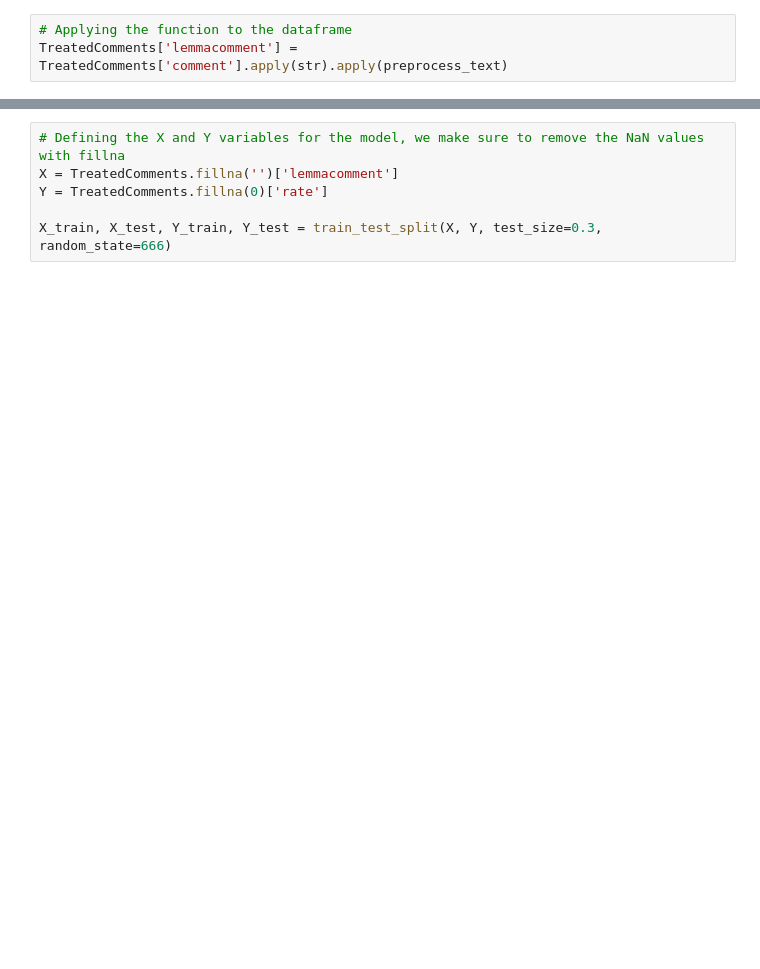
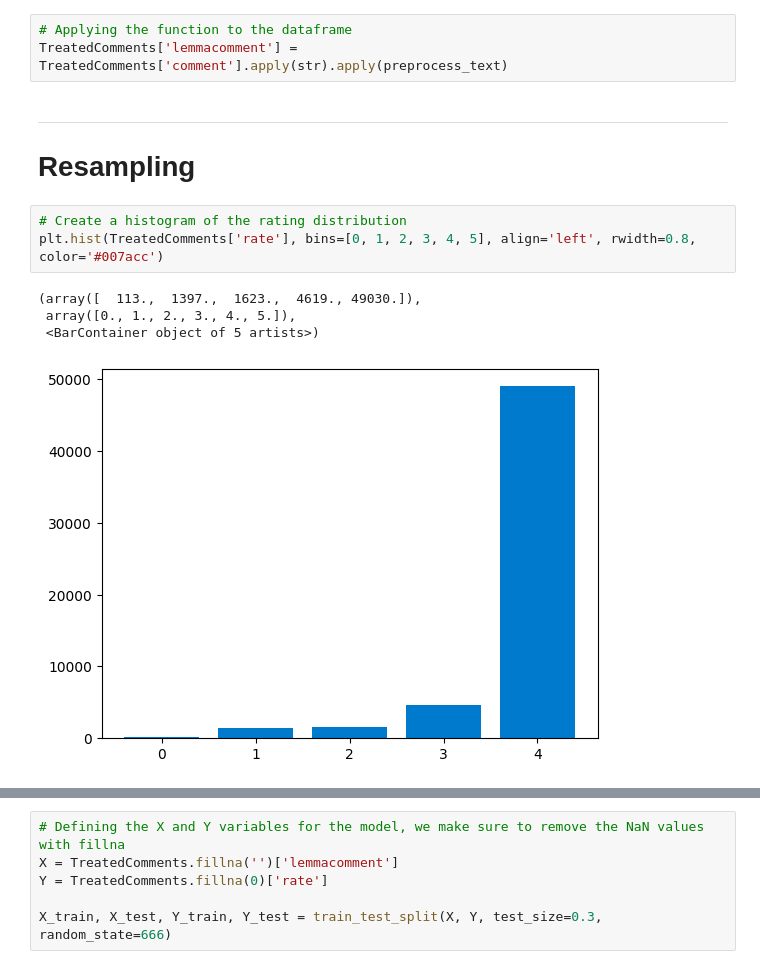
Before and after one commit to philosophicalfly/pbd, a Jupyter notebook: Untitled.ipynb, the cells around one changed output, grey strips where cells are left out. Saved outputs shown, nothing was run; the diff lists cells and outputs as text; blank space fills up the shorter version.

Commit message:
Resampling

```diff
--- a/Untitled.ipynb
+++ b/Untitled.ipynb
@@ -159,3 +157,14 @@ def preprocess_text(text):
 # %%
 # Applying the function to the dataframe
 TreatedComments['lemmacomment'] = TreatedComments['comment'].apply(str).apply(preprocess_text)
+# %% [markdown]
+---
+# Resampling
+# %%
+# Create a histogram of the rating distribution
+plt.hist(TreatedComments['rate'], bins=[0, 1, 2, 3, 4, 5], align='left', rwidth=0.8, color='#007acc')
+# %% [output]
+(array([  113.,  1397.,  1623.,  4619., 49030.]),
+ array([0., 1., 2., 3., 4., 5.]),
+ <BarContainer object of 5 artists>)
+[figure, added]
```
Also changed, not shown: parts of 40 cells of this notebook, 1 other file.
